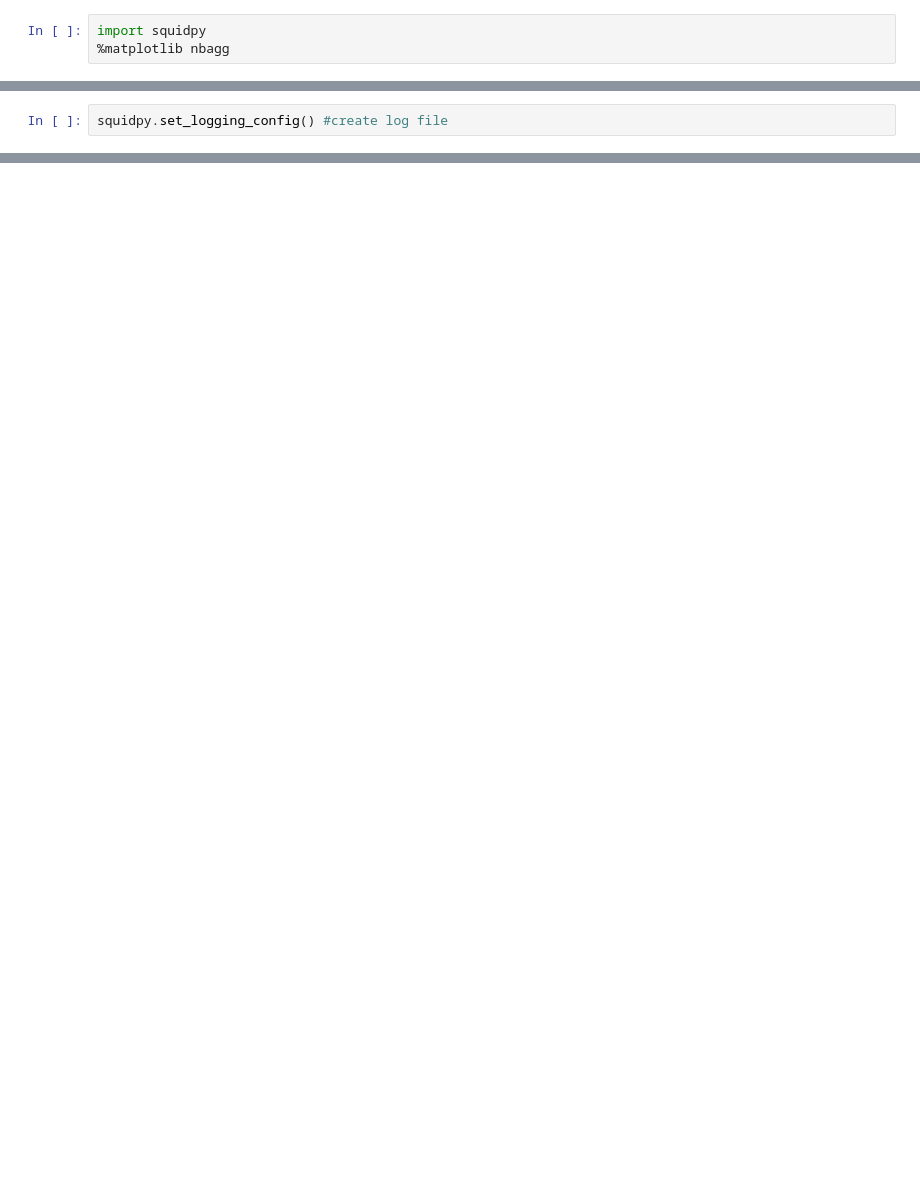
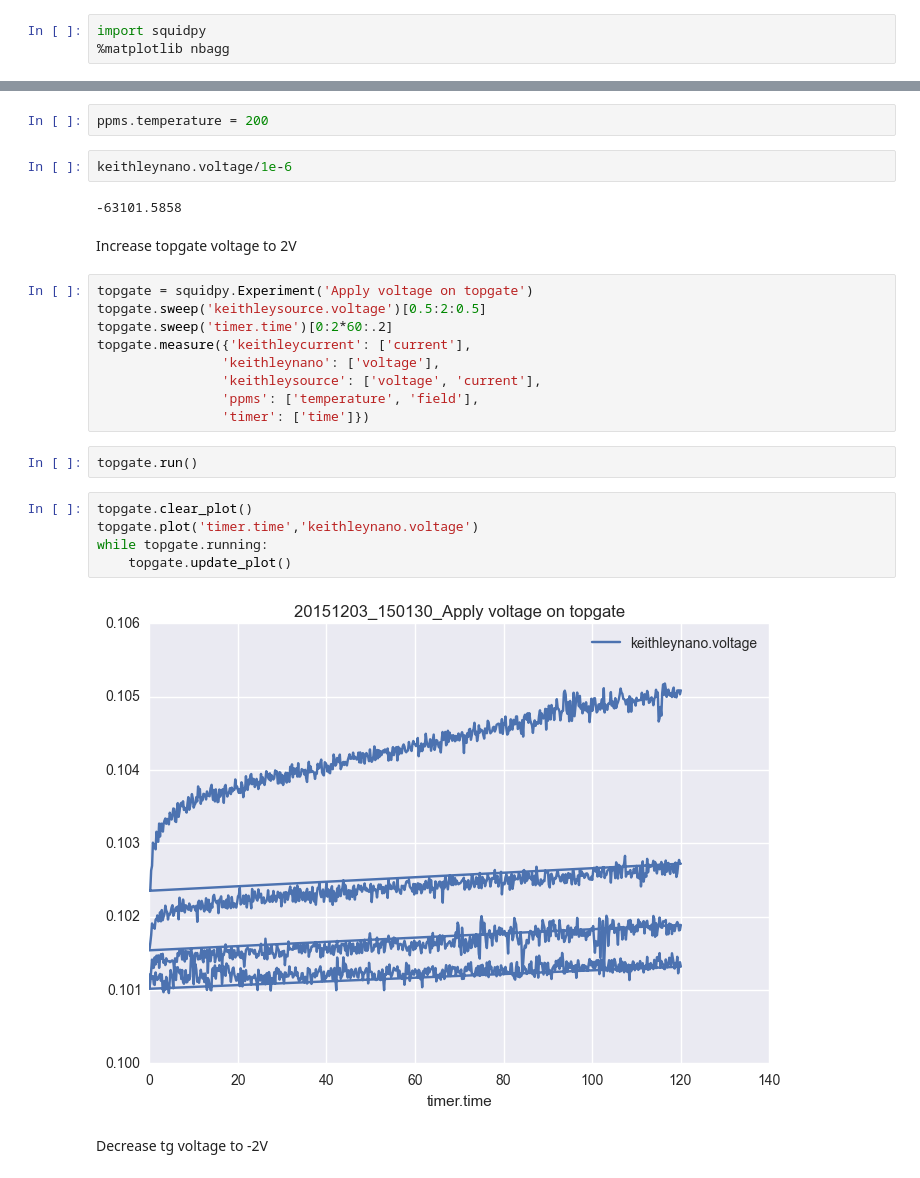
Before and after one commit to guenp/squidpy, a Jupyter notebook: examples/Experiment notebook.ipynb, the cells around one changed output, grey strips where cells are left out. Saved outputs shown, nothing was run; the diff lists cells and outputs as text; blank space fills up the shorter version.

```diff
--- a/examples/Experiment notebook.ipynb
+++ b/examples/Experiment notebook.ipynb
@@ -9,2 +3,0 @@ instruments, ins_procs = squidpy.create_instruments((squidpy.Mock, .1, 'mock1'),
-# %%
-squidpy.set_logging_config() #create log file
@@ -22,0 +26,28 @@ while test.running:
+# %%
+ppms.temperature = 200
+# %%
+keithleynano.voltage/1e-6
+# %% [output]
+-63101.5858
+# %% [markdown]
+Increase topgate voltage to 2V
+# %%
+topgate = squidpy.Experiment('Apply voltage on topgate')
+topgate.sweep('keithleysource.voltage')[0.5:2:0.5]
+topgate.sweep('timer.time')[0:2*60:.2]
+topgate.measure({'keithleycurrent': ['current'],
+                'keithleynano': ['voltage'],
+                'keithleysource': ['voltage', 'current'],
+                'ppms': ['temperature', 'field'],
+                'timer': ['time']})
+# %%
+topgate.run()
+# %%
+topgate.clear_plot()
+topgate.plot('timer.time','keithleynano.voltage')
+while topgate.running:
+    topgate.update_plot()
+# %% [output]
+[figure, added]
+# %% [markdown]
+Decrease tg voltage to -2V
```
Also changed, not shown: parts of 60 cells of this notebook, 1 other file.
